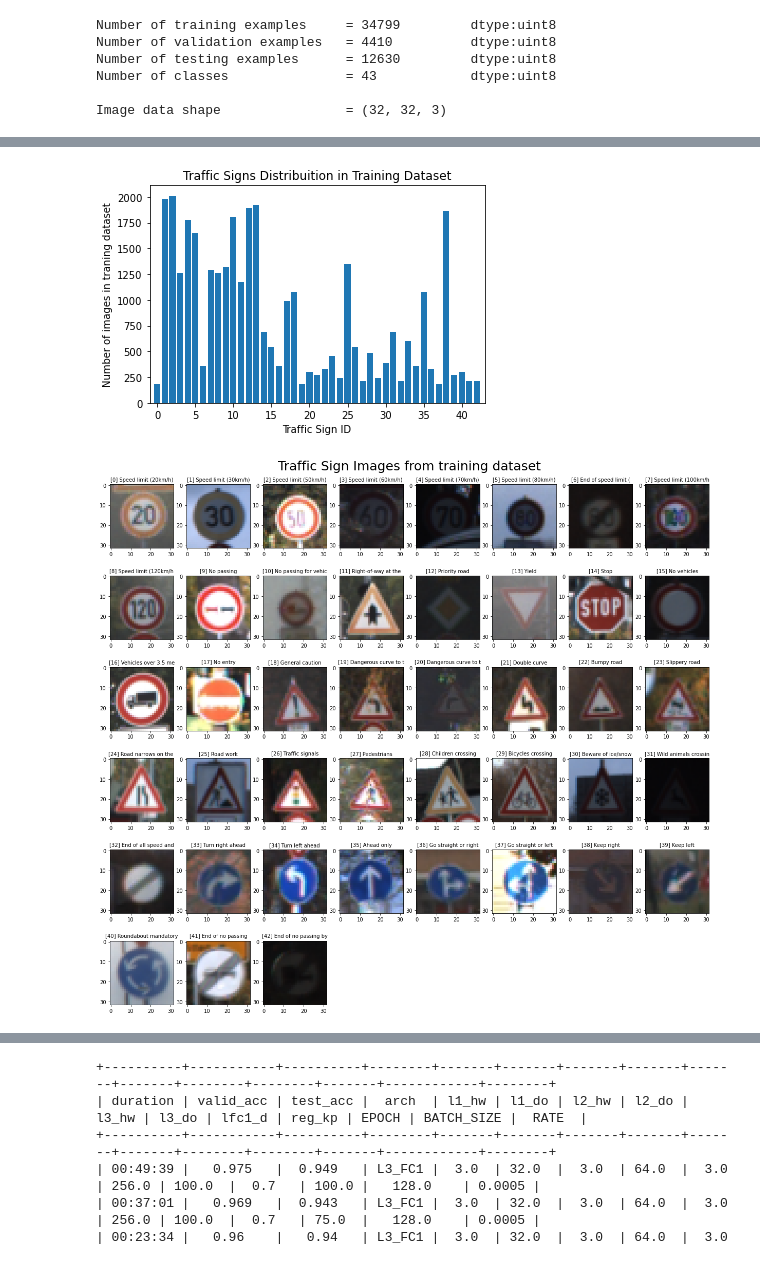
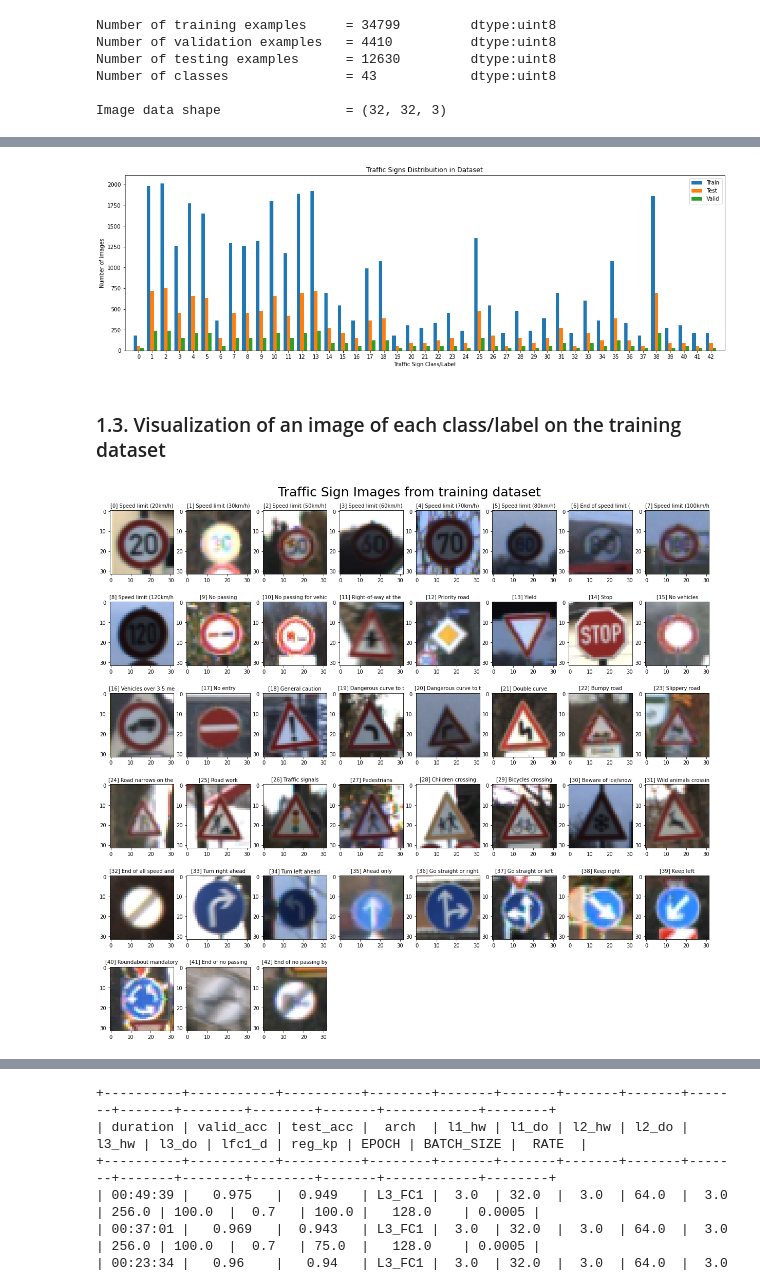
Before and after one commit to rodriguesrenato/CarND-Traffic-Sign-Classifier-Project, a Jupyter notebook: Traffic_Sign_Classifier.ipynb, the cells around one changed output, grey strips where cells are left out. Drawn from its saved outputs; the diff is of its cells as text; code cells hidden in the pictures.

```diff
--- a/Traffic_Sign_Classifier.ipynb
+++ b/Traffic_Sign_Classifier.ipynb
@@ -94,0 +116,14 @@ Image data shape                = (32, 32, 3)
+# %%
+# Calculate how many images per classes are in each dataset
+n_classes_bincount_train = np.bincount(y_train)
+n_classes_bincount_valid = np.bincount(y_valid)
+n_classes_bincount_test = np.bincount(y_test)
+
+n_classes_ids = np.arange(max(len(n_classes_bincount_train),len(n_classes_bincount_valid),len(n_classes_bincount_test)))
+n_classes_names = np.array([signnames[str(i)] for i in range(len(signnames))])
+
+data = np.column_stack((n_classes_ids, n_classes_names, n_classes_bincount_train, n_classes_bincount_valid, n_classes_bincount_test))
+headers = ["Classes","Traffic Sign Name","Training\nImages","Validation\nImages","Test\nImages"]
+
+train_dataset_map = tabulate(data, headers, tablefmt="pretty")
+print(train_dataset_map)
@@ -103,12 +149,0 @@ The [Matplotlib](http://matplotlib.org/) [examples](http://matplotlib.org/exampl
-# %%
-from tabulate import tabulate
-
-n_classes_bincount = np.bincount(y_train)
-n_classes_ids = np.arange(len(n_classes_bincount))
-n_classes_names = np.array([signnames[str(i)] for i in range(len(signnames))])
-
-data = np.column_stack((n_classes_ids, n_classes_bincount,n_classes_names))
-headers = ["ID","Count","Traffic Sign Name"]
-
-train_dataset_map = tabulate(data, headers, tablefmt="github")
-print(train_dataset_map)
@@ -133,22 +150,38 @@ print(train_dataset_map)
 # %%
-import matplotlib.pyplot as plt
-# Visualizations will be shown in the notebook.
-%matplotlib inline
-
-plt.title("Traffic Signs Distribuition in Training Dataset")
-plt.xlabel('Traffic Sign ID')
-plt.ylabel('Number of images in traning dataset')
+fig = plt.figure(figsize=(20,6))
+plt.title("Traffic Signs Distribuition in Dataset")
+plt.xlabel('Traffic Sign Class/Label')
+plt.ylabel('Number of images')
 plt.xlim(-1,max(n_classes_ids)+1)
-plt.bar(n_classes_ids,n_classes_bincount)
+plt.bar(n_classes_ids-0.25,n_classes_bincount_train,0.25,label = "Train")
+plt.bar(n_classes_ids,n_classes_bincount_test,0.25,label = "Test")
+plt.bar(n_classes_ids+0.25,n_classes_bincount_valid,0.25,label = "Valid")
+plt.xticks(n_classes_ids)
+plt.legend()
 plt.show()
+fig.savefig("output_images/step1_dataset_distribuition.png",bbox_inches='tight')
 # %% [output]
-[figure, old version]
+[figure, new version]
+# %% [markdown]
+### 1.3. Visualization of an image of each class/label on the training dataset
 # %%
+plt_sample=[]
+sample_threshold_low = 97
+sample_threshold_high = 150
+
 # Get an sample of each sign ID
-plt_sample=[]
 for i in range(n_classes):
-    idx = np.random.choice(np.where(y_train==i)[0])
-    plt_sample.append(X_train[idx])
+    # Get all indexes of the current class i
+    idy = np.where(y_train==i)[0]
+    for j in idy:
+        # Calculate training image mean value
+        m = np.mean(X_train[j])
+
+        # Check image mean value to avoid images that are too bright or too dark
+        if m < sample_threshold_high and m > sample_threshold_low:
+            # Append train image to the sample list and go for next class search
+            plt_sample.append(X_train[j])
+            break
 
 # Show images
 plt_cols_len = 8
@@ -158,16 +191,16 @@ plt_fig.suptitle("Traffic Sign Images from training dataset", fontsize=25)
 
 for j in range(1,plt_rows_len*plt_cols_len - n_classes+1):
     plt_ax[-1,-j].axis('off')
-for i in range(n_classes):
+for i in range(len(plt_sample)):
     row = i//plt_cols_len
     col = i%plt_cols_len
     plt_ax[row][col].imshow(plt_sample[i])
     plt_ax[row][col].set_title('[{}] {}'.format(i,signnames[str(i)][:20]), fontsize=10)
 
 plt.subplots_adjust(left=0.05, right=0.95, top=0.95, bottom=0.05)
-# plt.savefig("output_images/1_traffic_sign_images2.png")
+# plt.savefig("output_images/step1_traffic_sign_images.png",bbox_inches='tight')
 # %% [output]
-[figure, old version]
+[figure, new version]
 # %% [markdown]
 ----
 
```
Also changed, not shown: parts of 63 cells of this notebook.
